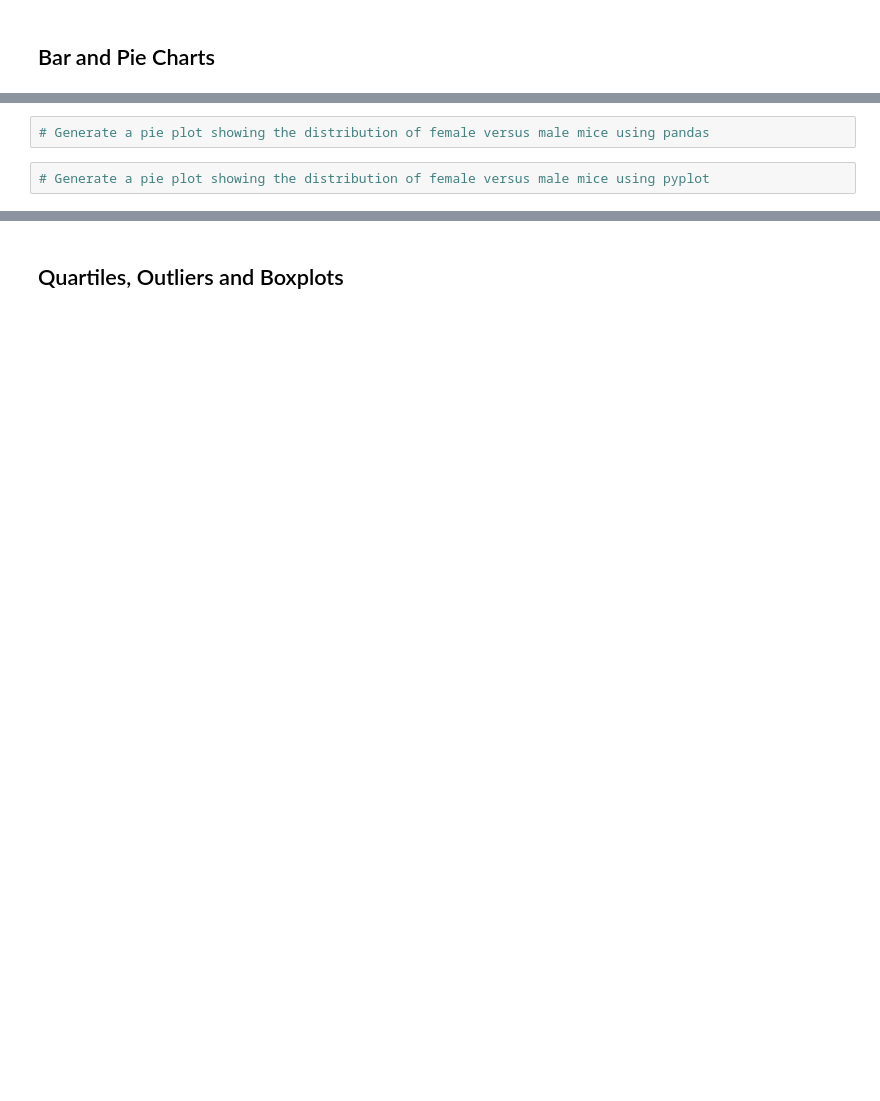
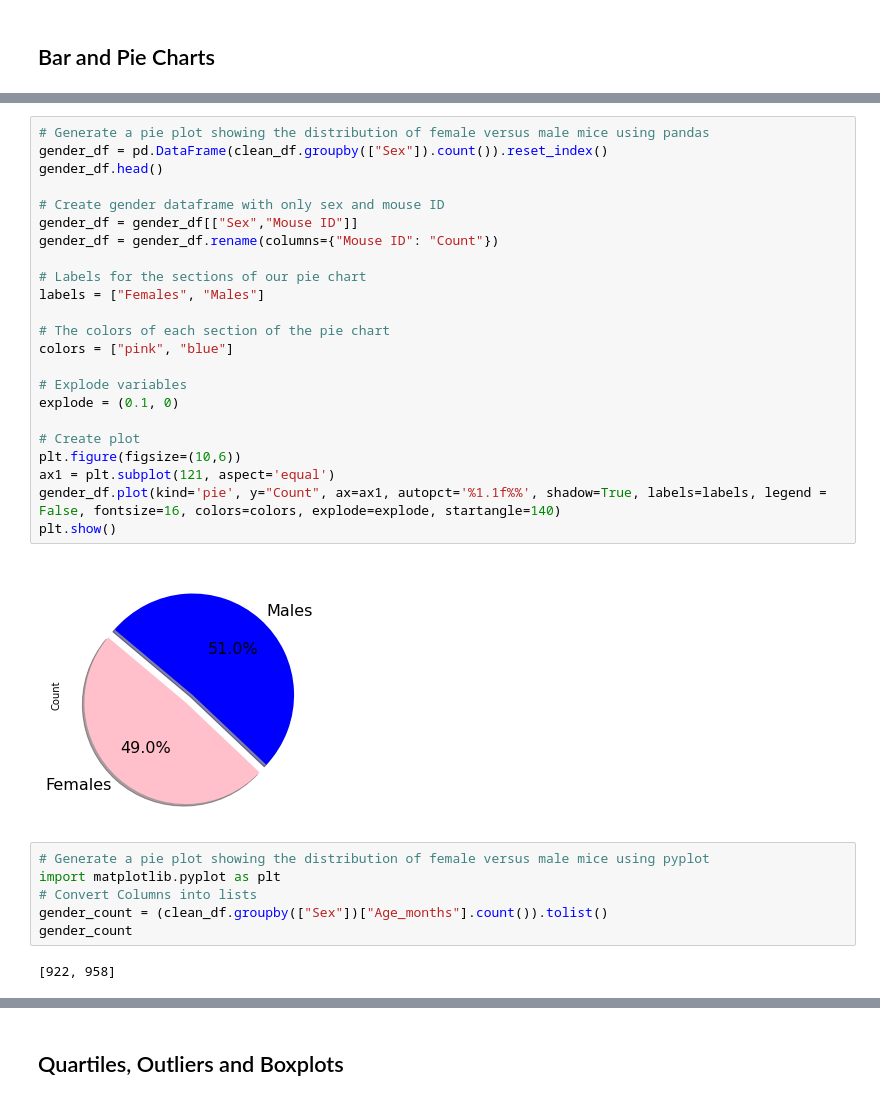
Before and after one commit to ianmkinney/matplotlib-challenge, a Jupyter notebook: pymaceuticals.ipynb, the cells around one changed output, grey strips where cells are left out. Saved outputs shown, nothing was run; the diff lists cells and outputs as text; blank space fills up the shorter version.

```diff
--- a/pymaceuticals.ipynb
+++ b/pymaceuticals.ipynb
@@ -149,4 +141,33 @@ mice_list
+# %%
+# Generate a pie plot showing the distribution of female versus male mice using pandas
+gender_df = pd.DataFrame(clean_df.groupby(["Sex"]).count()).reset_index()
+gender_df.head()
+
+# Create gender dataframe with only sex and mouse ID
+gender_df = gender_df[["Sex","Mouse ID"]]
+gender_df = gender_df.rename(columns={"Mouse ID": "Count"})
+
+# Labels for the sections of our pie chart
+labels = ["Females", "Males"]
+
+# The colors of each section of the pie chart
+colors = ["pink", "blue"]
+
+# Explode variables
+explode = (0.1, 0)
+
+# Create plot
+plt.figure(figsize=(10,6))
+ax1 = plt.subplot(121, aspect='equal')
+gender_df.plot(kind='pie', y="Count", ax=ax1, autopct='%1.1f%%', shadow=True, labels=labels, legend = False, fontsize=16, colors=colors, explode=explode, startangle=140)
+plt.show()
+# %% [output]
+[figure, added]
 # %%
-# Generate a pie plot showing the distribution of female versus male mice using pandas
+# Generate a pie plot showing the distribution of female versus male mice using pyplot
+import matplotlib.pyplot as plt
+# Convert Columns into lists
+gender_count = (clean_df.groupby(["Sex"])["Age_months"].count()).tolist()
+gender_count
+# %% [output]
+[922, 958]
-# %%
-# Generate a pie plot showing the distribution of female versus male mice using pyplot
```
Also changed, not shown: parts of 7 cells of this notebook.
